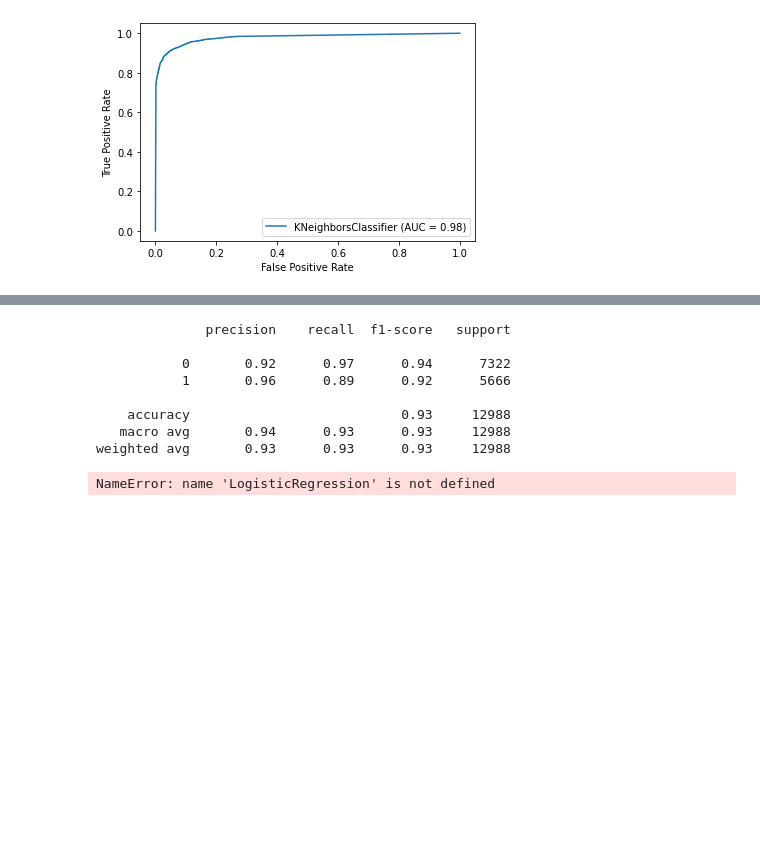
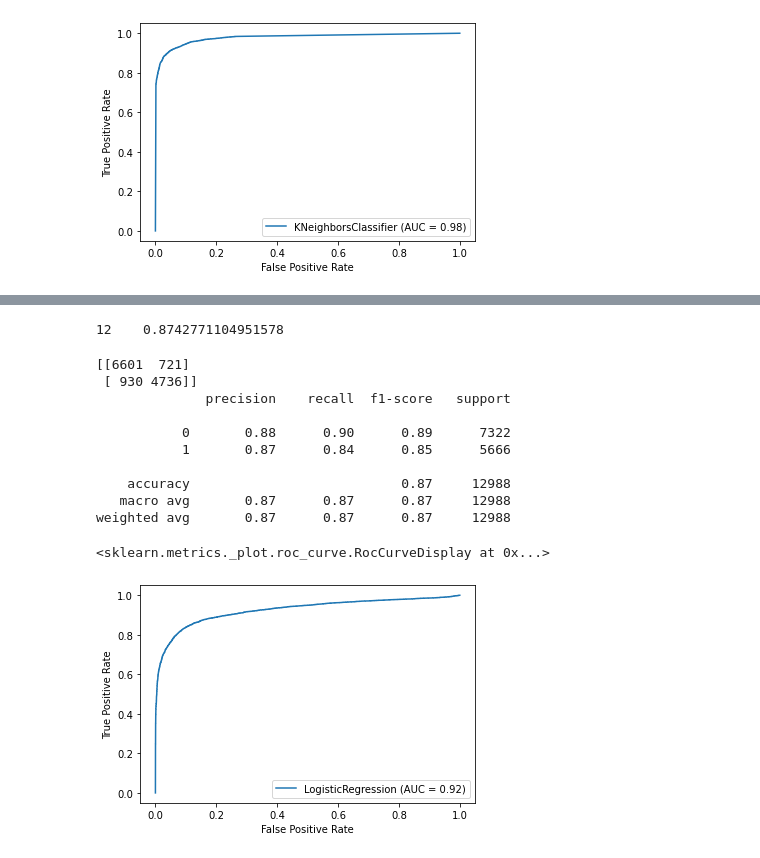
Before and after one commit to appeldaniel1998/Intro-to-Data-Sciences-Final-Project, a Jupyter notebook: Airline Satisfaction - Classification.ipynb, the cells around one changed output, grey strips where cells are left out. Saved outputs shown, nothing was run; the diff lists cells and outputs as text; code cells hidden in the pictures; blank space fills up the shorter version.

```diff
--- a/Airline Satisfaction - Classification.ipynb
+++ b/Airline Satisfaction - Classification.ipynb
@@ -313,8 +299,0 @@ We have identified the best amount of neightbors for this data: 9. We shall run
-# %%
-model = KNeighborsClassifier(n_neighbors = 9, weights='distance')
-model.fit(X_train, y_train)
-predictions = model.predict(X_test)
-final_mse = mean_squared_error(y_test, predictions)
-final_rmse = np.sqrt(final_mse)
-final_rmse
-r2_score(y_test, predictions)
@@ -322,0 +300,5 @@ r2_score(y_test, predictions)
+# %%
+modelKNN = KNeighborsClassifier(n_neighbors = 9, weights='distance')
+modelKNN.fit(X_train, y_train)
+predictionsKNN = modelKNN.predict(X_test)
+metrics.accuracy_score(y_test, predictionsKNN) #Resturns the same value as the score() method in the previous cell
@@ -337,3 +359,10 @@ metrics.plot_roc_curve(model, X_test, y_test)
 # %% [output]
 <sklearn.metrics._plot.roc_curve.RocCurveDisplay at 0x...>
 [figure]
+# %%
+from sklearn.linear_model import LogisticRegression
+modelLogReg = LogisticRegression()
+modelLogReg.fit(X_train, y_train)
+predictionsLogReg = modelLogReg.predict(X_test)
+accuracy = modelLogReg.score(X_test, y_test)
+accuracy
@@ -340,22 +373,18 @@ metrics.plot_roc_curve(model, X_test, y_test)
+# %%
+chooseKFold(modelLogReg)
+# %% [output]
+12    0.8742771104951578
 # %%
-print(classification_report(y_test, predictions))
+print(confusion_matrix(y_test, predictionsLogReg))
+print(classification_report(y_test, predictionsLogReg))
 # %% [output]
+[[6601  721]
+ [ 930 4736]]
               precision    recall  f1-score   support
 
-           0       0.92      0.97      0.94      7322
-           1       0.96      0.89      0.92      5666
+           0       0.88      0.90      0.89      7322
+           1       0.87      0.84      0.85      5666
 
-    accuracy                           0.93     12988
-   macro avg       0.94      0.93      0.93     12988
-weighted avg       0.93      0.93      0.93     12988
+    accuracy                           0.87     12988
+   macro avg       0.87      0.87      0.87     12988
+weighted avg       0.87      0.87      0.87     12988
-# %%
-#from sklearn.linear_model import LogisticRegression
-model = LogisticRegression()
-model.fit(X_train, y_train)
-predictions = model.predict(X_test)
-final_mse = mean_squared_error(y_test, predictions)
-final_rmse = np.sqrt(final_mse)
-final_rmse
-r2_score(y_test, predictions)
-# %% [output]
-NameError: name 'LogisticRegression' is not defined
@@ -366,0 +391,5 @@ print(classification_report(y_test, predictions))
+# %%
+metrics.plot_roc_curve(modelLogReg, X_test, y_test)
+# %% [output]
+<sklearn.metrics._plot.roc_curve.RocCurveDisplay at 0x...>
+[figure, added]
```
Also changed, not shown: parts of 20 cells of this notebook, 1 other file.
